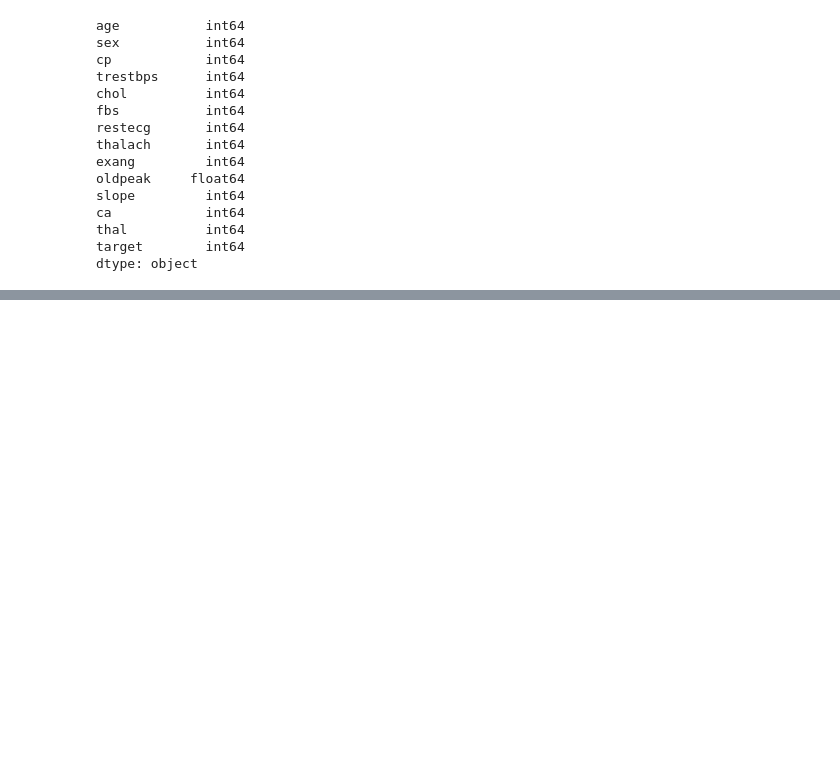
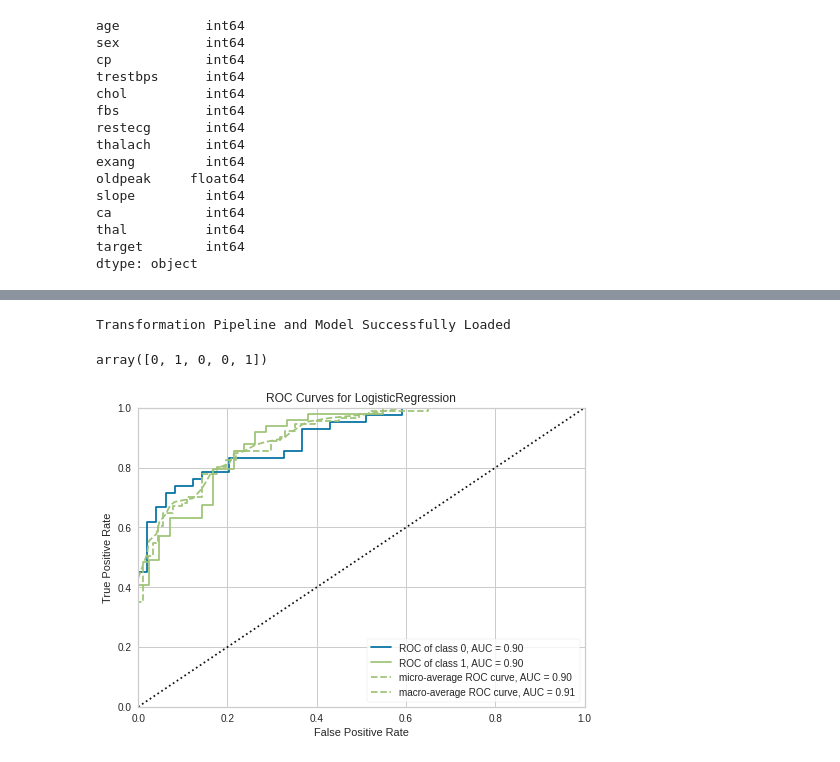
Before and after one commit to urmilapol/urmilapolprojects, a Jupyter notebook: pycaretclassification.ipynb, the cells around one changed output, grey strips where cells are left out. Cells and saved outputs as stored; diff of their text form; code cells hidden in the pictures; blank space fills up the shorter version.

```diff
--- a/pycaretclassification.ipynb
+++ b/pycaretclassification.ipynb
@@ -62,0 +125,14 @@ IndentationError: ignored
+# %%
+model = load_model('ridge-model')
+# %% [output]
+Transformation Pipeline and Model Successfully Loaded
+# %%
+model.predict(df.tail())
+# %% [output]
+array([0, 1, 0, 0, 1])
+# %%
+
+lr = create_model('lr')
+plot_model(lr)
+# %% [output]
+[figure, added]
```
Also changed, not shown: parts of 8 cells of this notebook.
